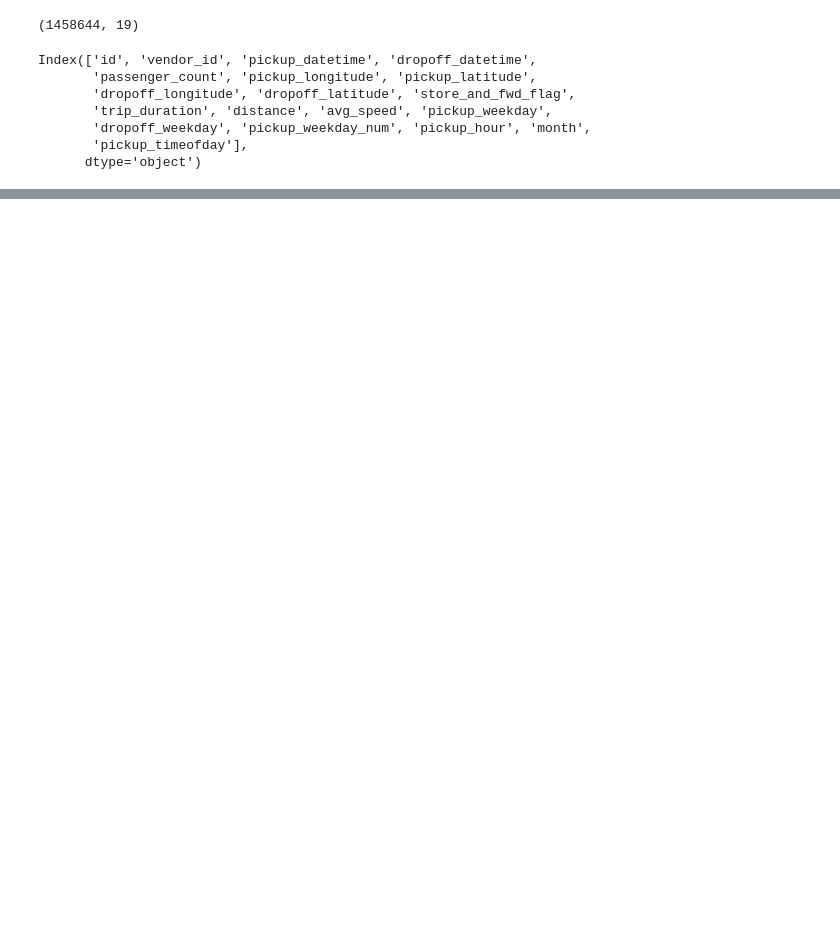
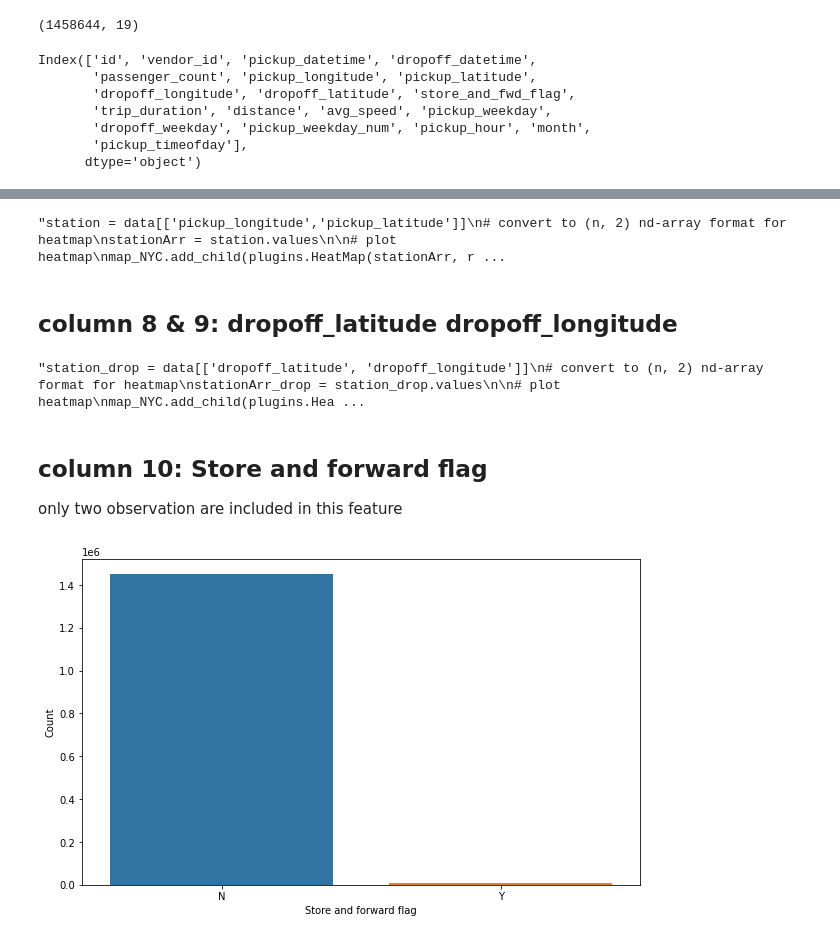
Before and after one commit to pranay2310/NYC-Taxi-Trip-Time-Prediction---Capstone-Project.ipynb, a Jupyter notebook: NYC_Taxi_Trip_Time_Prediction_Capstone_Project.ipynb, the cells around one changed output, grey strips where cells are left out. Cells and saved outputs as stored; diff of their text form; code cells hidden in the pictures; blank space fills up the shorter version.

```diff
--- a/NYC_Taxi_Trip_Time_Prediction_Capstone_Project.ipynb
+++ b/NYC_Taxi_Trip_Time_Prediction_Capstone_Project.ipynb
@@ -166,0 +211,12 @@ Index(['id', 'vendor_id', 'pickup_datetime', 'dropoff_datetime',
+# %%
+'''station = data[['pickup_longitude','pickup_latitude']]
+# convert to (n, 2) nd-array format for heatmap
+stationArr = station.values
+
+# plot heatmap
+map_NYC.add_child(plugins.HeatMap(stationArr, radius=15))
+map_NYC'''
+# %% [output]
+"station = data[['pickup_longitude','pickup_latitude']]\n# convert to (n, 2) nd-array format for heatmap\nstationArr = station.values\n\n# plot heatmap\nmap_NYC.add_child(plugins.HeatMap(stationArr, r ...
+# %% [markdown]
+## column 8 & 9: dropoff_latitude 	dropoff_longitude <br>
@@ -166,0 +225,20 @@ Index(['id', 'vendor_id', 'pickup_datetime', 'dropoff_datetime',
+# %%
+'''station_drop = data[['dropoff_latitude', 'dropoff_longitude']]
+# convert to (n, 2) nd-array format for heatmap
+stationArr_drop = station_drop.values
+
+# plot heatmap
+map_NYC.add_child(plugins.HeatMap(stationArr_drop, radius=15))
+map_NYC'''
+# %% [output]
+"station_drop = data[['dropoff_latitude', 'dropoff_longitude']]\n# convert to (n, 2) nd-array format for heatmap\nstationArr_drop = station_drop.values\n\n# plot heatmap\nmap_NYC.add_child(plugins.Hea ...
+# %% [markdown]
+## column 10: Store and forward flag <br>
+only two observation  are included in this feature
+# %%
+sns.countplot(x='store_and_fwd_flag',data=data)
+plt.ylabel('Count')
+plt.xlabel('Store and forward flag')
+plt.show()
+# %% [output]
+[figure, added]
```
Also changed, not shown: parts of 16 cells of this notebook.
